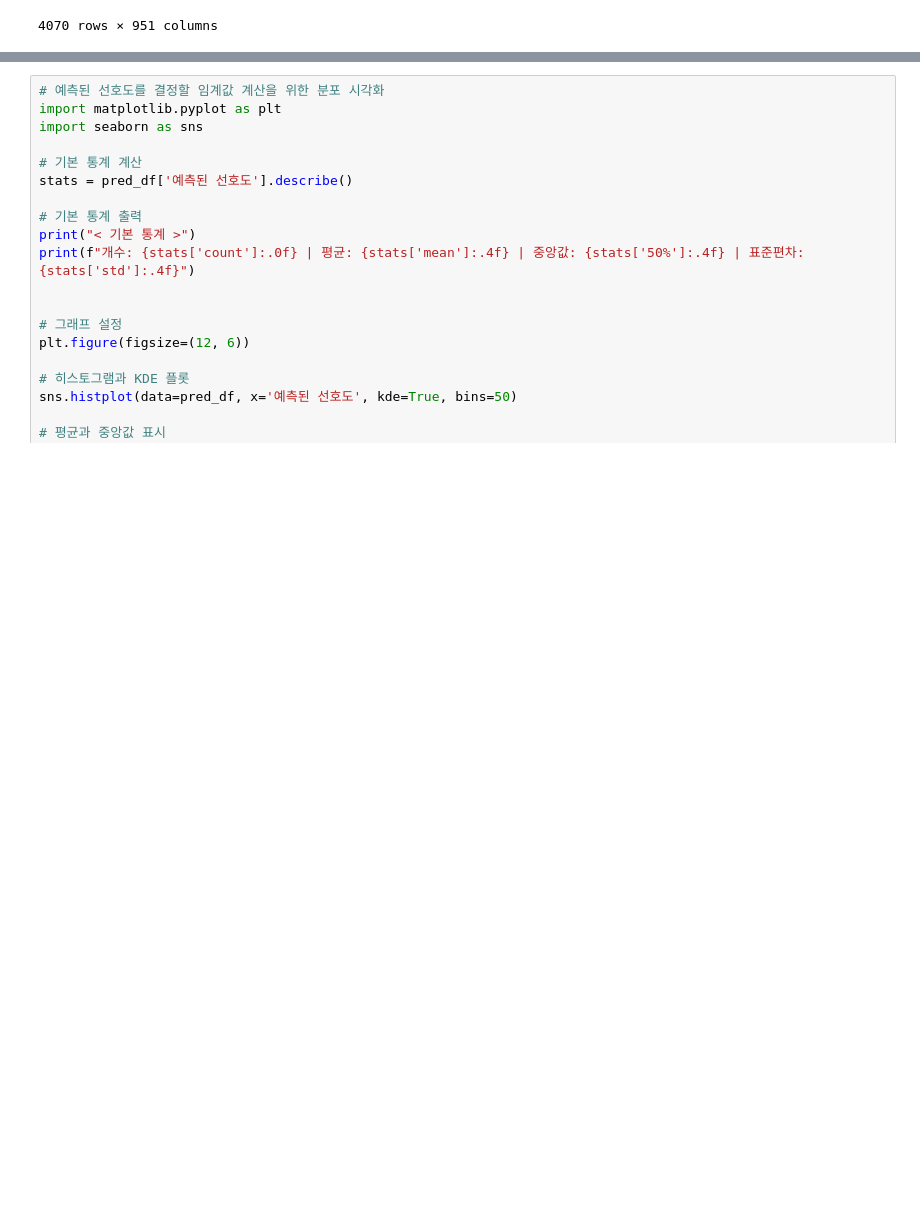
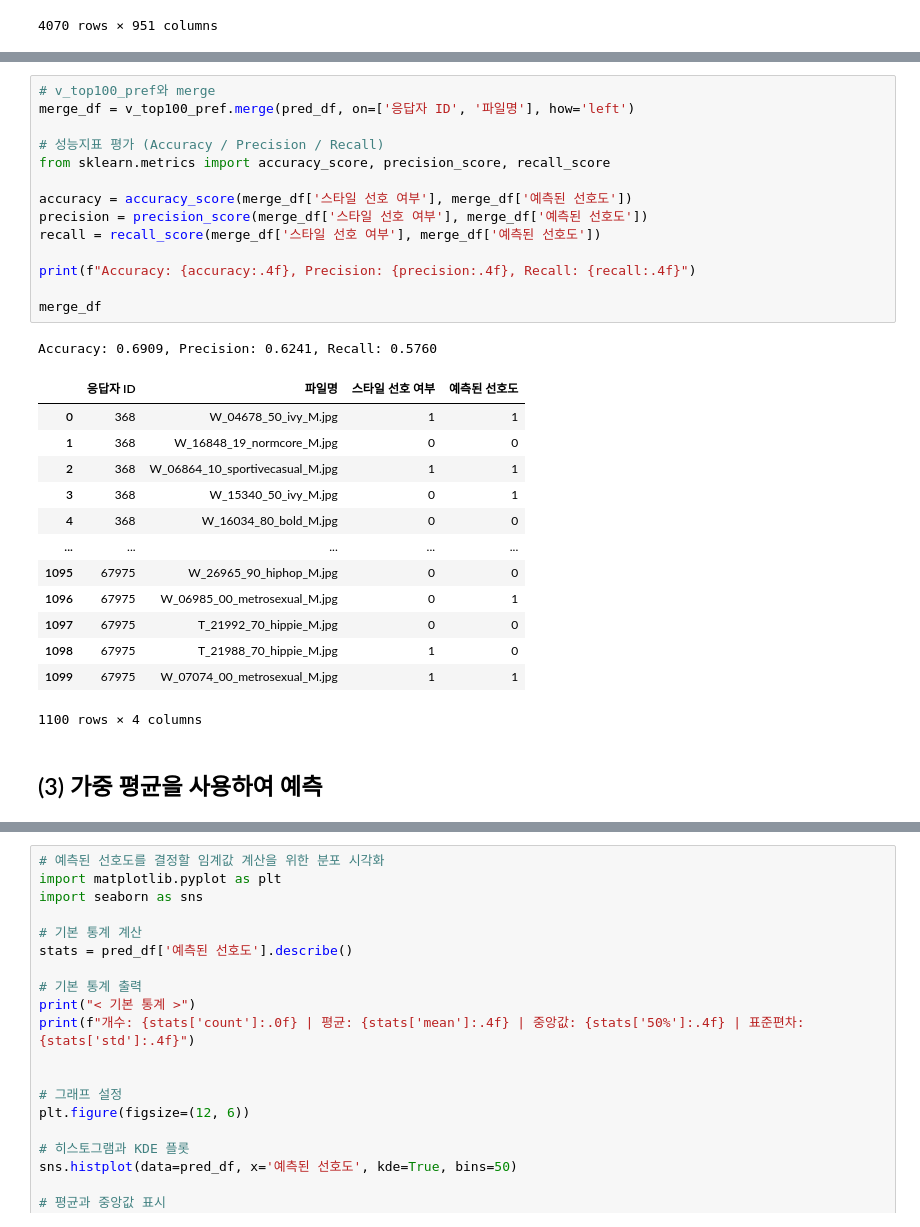
Before and after one commit to editdiary/DCC, a Jupyter notebook: Mission3/mission3-2.ipynb, the cells around one changed output, grey strips where cells are left out. Cells and saved outputs as stored; diff of their text form; blank space fills up the shorter version.

```diff
--- a/Mission3/mission3-2.ipynb
+++ b/Mission3/mission3-2.ipynb
@@ -353,0 +438,31 @@ pred_df
+# %%
+# v_top100_pref와 merge
+merge_df = v_top100_pref.merge(pred_df, on=['응답자 ID', '파일명'], how='left')
+
+# 성능지표 평가 (Accuracy / Precision / Recall)
+from sklearn.metrics import accuracy_score, precision_score, recall_score
+
+accuracy = accuracy_score(merge_df['스타일 선호 여부'], merge_df['예측된 선호도'])
+precision = precision_score(merge_df['스타일 선호 여부'], merge_df['예측된 선호도'])
+recall = recall_score(merge_df['스타일 선호 여부'], merge_df['예측된 선호도'])
+
+print(f"Accuracy: {accuracy:.4f}, Precision: {precision:.4f}, Recall: {recall:.4f}")
+
+merge_df
+# %% [output]
+Accuracy: 0.6909, Precision: 0.6241, Recall: 0.5760
+|  | 응답자 ID | 파일명 | 스타일 선호 여부 | 예측된 선호도 |
+| 0 | 368 | W_04678_50_ivy_M.jpg | 1 | 1 |
+| 1 | 368 | W_16848_19_normcore_M.jpg | 0 | 0 |
+| 2 | 368 | W_06864_10_sportivecasual_M.jpg | 1 | 1 |
+| 3 | 368 | W_15340_50_ivy_M.jpg | 0 | 1 |
+| 4 | 368 | W_16034_80_bold_M.jpg | 0 | 0 |
+| ... | ... | ... | ... | ... |
+| 1095 | 67975 | W_26965_90_hiphop_M.jpg | 0 | 0 |
+| 1096 | 67975 | W_06985_00_metrosexual_M.jpg | 0 | 1 |
+| 1097 | 67975 | T_21992_70_hippie_M.jpg | 0 | 0 |
+| 1098 | 67975 | T_21988_70_hippie_M.jpg | 1 | 0 |
+| 1099 | 67975 | W_07074_00_metrosexual_M.jpg | 1 | 1 |
+1100 rows × 4 columns
+# %% [markdown]
+## (3) 가중 평균을 사용하여 예측
```
Also changed, not shown: parts of 15 cells of this notebook.
